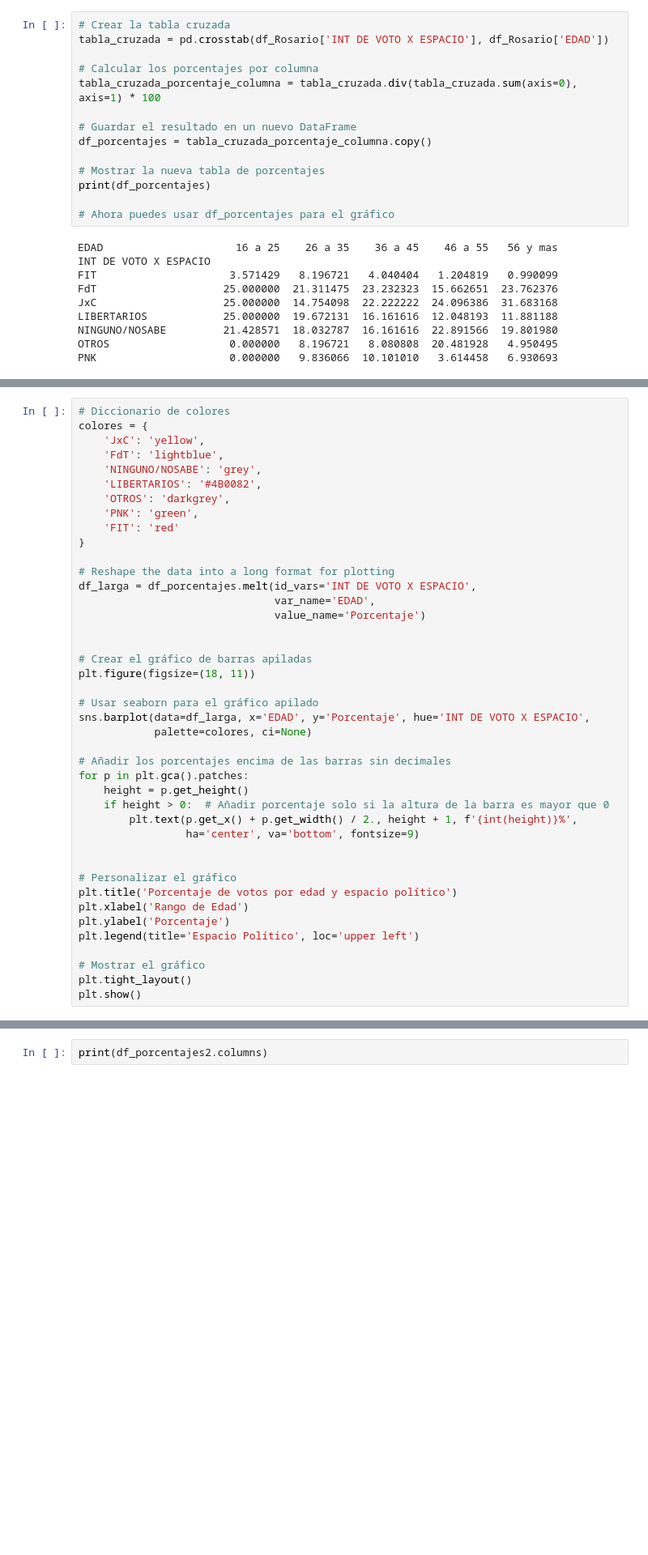
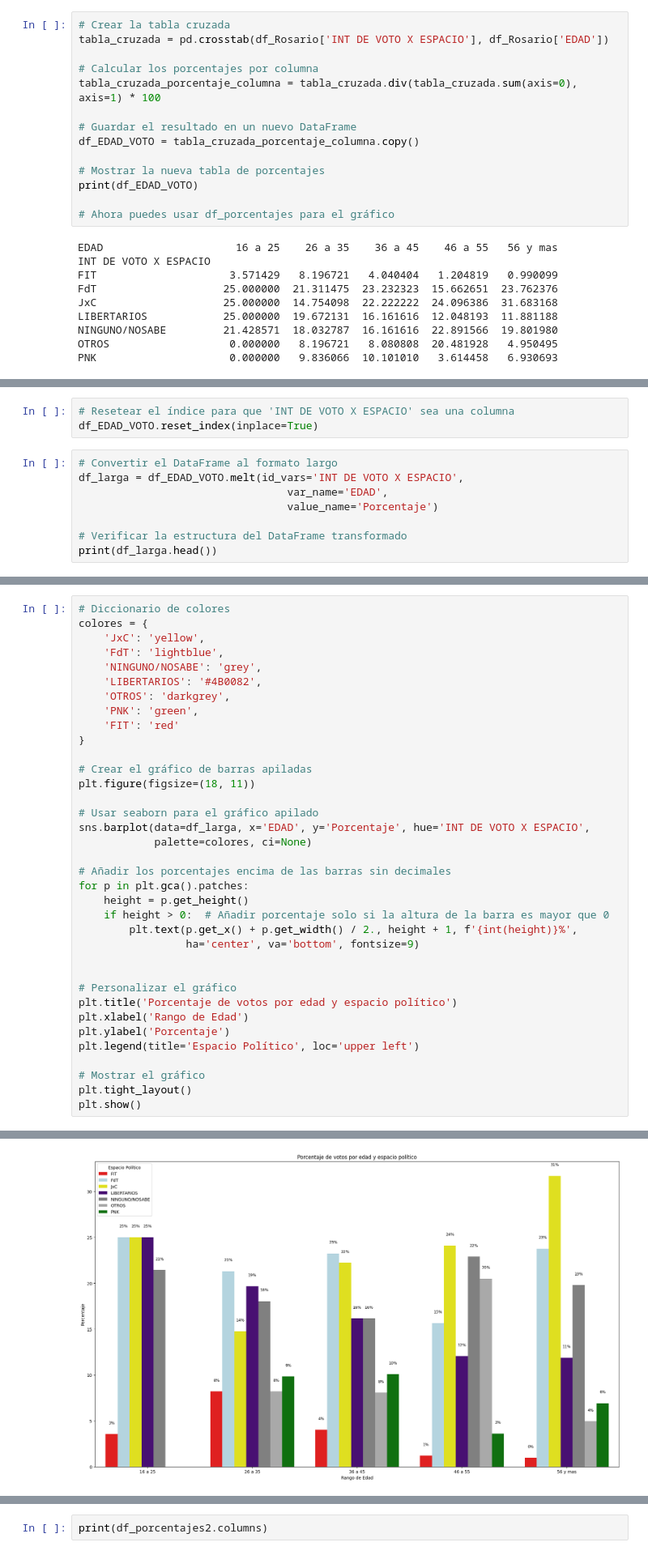
Before and after one commit to imascarenho/Metodo_OP, a Jupyter notebook: TP Final/TP_Final.ipynb, the cells around one changed output, grey strips where cells are left out. Shown: that part at 81% size. Cells and saved outputs as stored; diff of their text form; blank space fills up the shorter version.

Commit message:
Solucion a problema en grafico de barras de apiladas EDAD x INTENCION DE VOTO X ESPACIO

```diff
--- a/TP Final/TP_Final.ipynb
+++ b/TP Final/TP_Final.ipynb
@@ -127,10 +127,10 @@ tabla_cruzada = pd.crosstab(df_Rosario['INT DE VOTO X ESPACIO'], df_Rosario['EDA
 tabla_cruzada_porcentaje_columna = tabla_cruzada.div(tabla_cruzada.sum(axis=0), axis=1) * 100
 
 # Guardar el resultado en un nuevo DataFrame
-df_porcentajes = tabla_cruzada_porcentaje_columna.copy()
+df_EDAD_VOTO = tabla_cruzada_porcentaje_columna.copy()
 
 # Mostrar la nueva tabla de porcentajes
-print(df_porcentajes)
+print(df_EDAD_VOTO)
 
 # Ahora puedes usar df_porcentajes para el gráfico
 # %% [output]
@@ -169,3 +169,14 @@ LIBERTARIOS            25.000000  19.672131  16.161616  12.048193  11.881188
 NINGUNO/NOSABE         21.428571  18.032787  16.161616  22.891566  19.801980
 OTROS                   0.000000   8.196721   8.080808  20.481928   4.950495
 PNK                     0.000000   9.836066  10.101010   3.614458   6.930693
+# %%
+# Resetear el índice para que 'INT DE VOTO X ESPACIO' sea una columna
+df_EDAD_VOTO.reset_index(inplace=True)
+# %%
+# Convertir el DataFrame al formato largo
+df_larga = df_EDAD_VOTO.melt(id_vars='INT DE VOTO X ESPACIO',
+                                 var_name='EDAD',
+                                 value_name='Porcentaje')
+
+# Verificar la estructura del DataFrame transformado
+print(df_larga.head())
@@ -180,12 +198,6 @@ colores = {
     'PNK': 'green',
     'FIT': 'red'
 }
-
-# Reshape the data into a long format for plotting
-df_larga = df_porcentajes.melt(id_vars='INT DE VOTO X ESPACIO',
-                               var_name='EDAD',
-                               value_name='Porcentaje')
-
 
 # Crear el gráfico de barras apiladas
 plt.figure(figsize=(18, 11))
@@ -216,3 +230,4 @@ KeyError: "The following id_vars or value_vars are not present in the DataFrame:
+[figure, added]
 # %%
 # Crear la tabla cruzada
 tabla_cruzada = pd.crosstab(df_Rosario['INT DE VOTO X ESPACIO'], df_Rosario['GENERO'])
```
Also changed, not shown: parts of 9 cells of this notebook, 1 other file.
